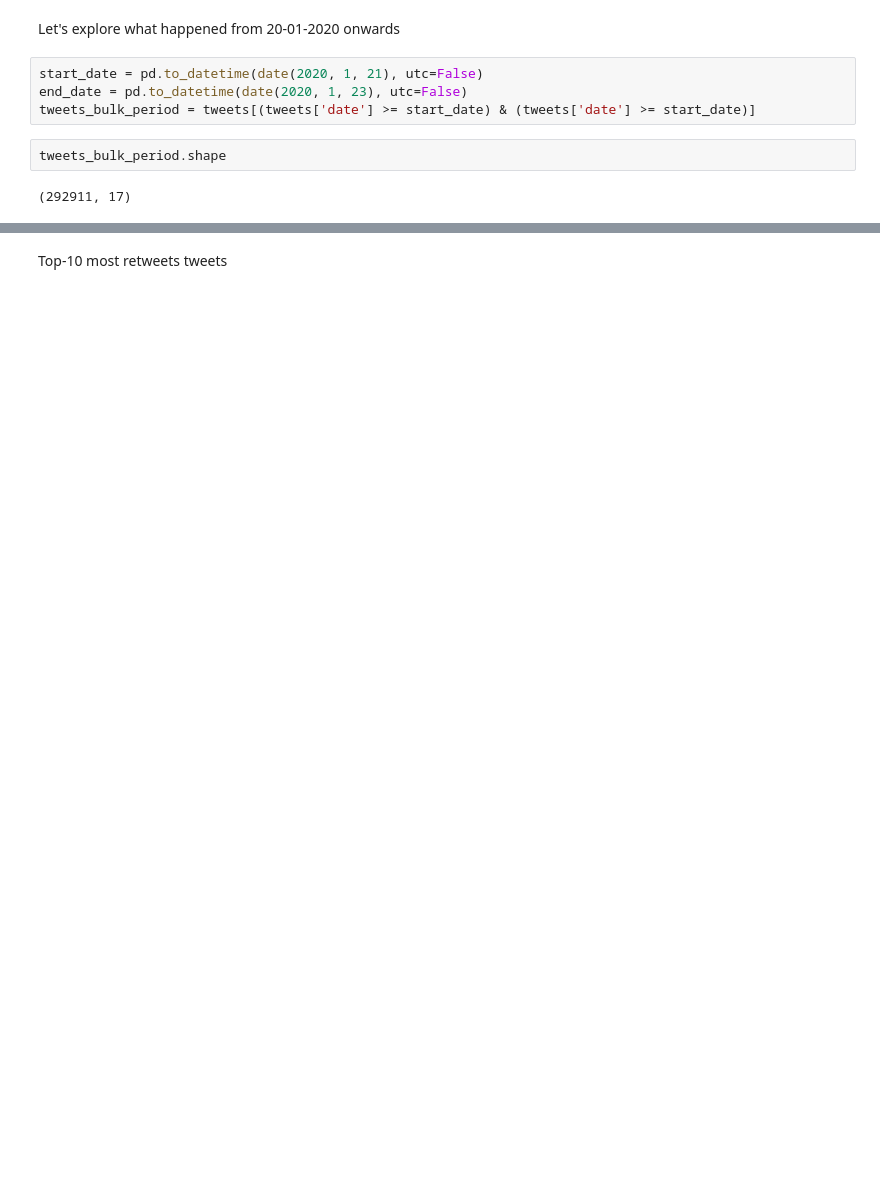
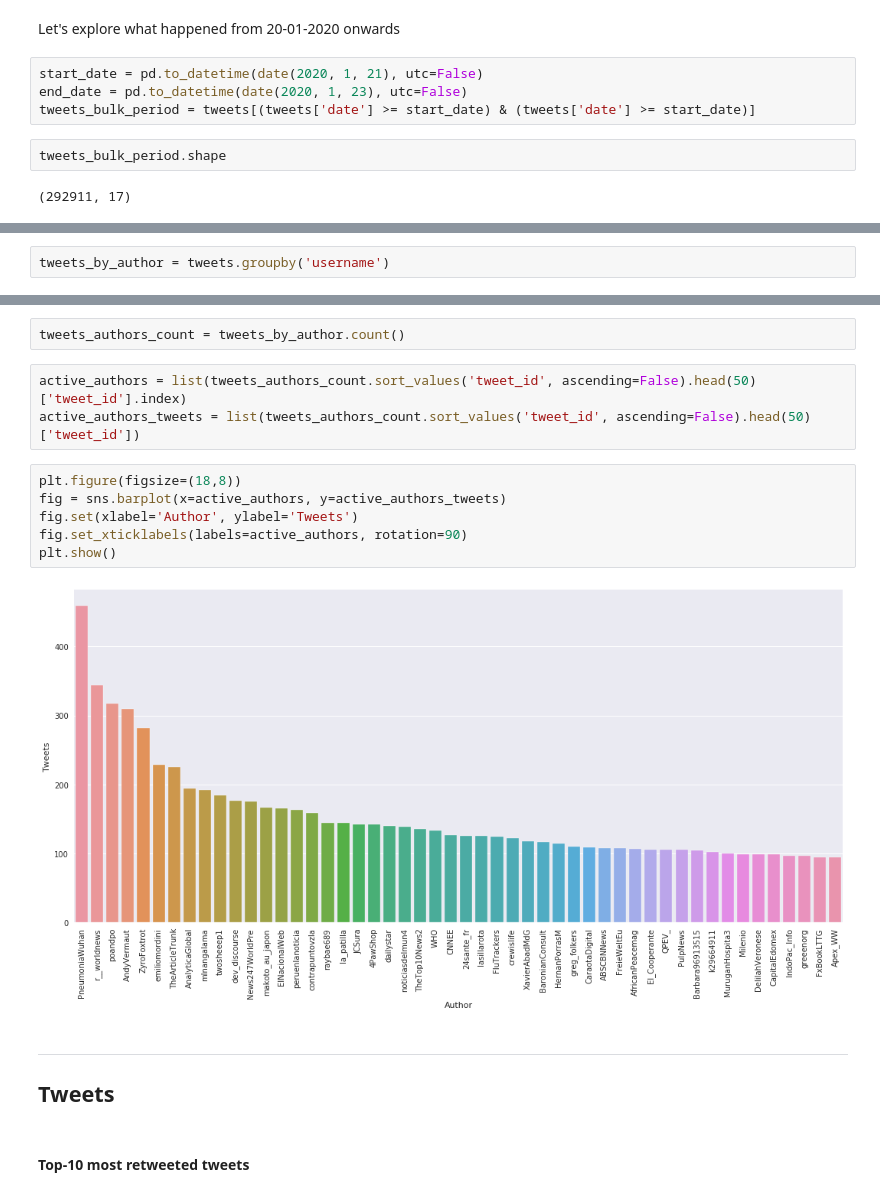
Before and after one commit to social-link-analytics-group-bsc/tw_coronavirus, a Jupyter notebook: corona_virus.ipynb, the cells around one changed output, grey strips where cells are left out. Cells and saved outputs as stored; diff of their text form; blank space fills up the shorter version.

```diff
--- a/corona_virus.ipynb
+++ b/corona_virus.ipynb
@@ -100,0 +124,2 @@ print('{}% of all tweets were generated during this period'.format(
+# %%
+tweets_by_author = tweets.groupby('username')
@@ -101,3 +134,19 @@ print('{}% of all tweets were generated during this period'.format(
+# %%
+tweets_authors_count = tweets_by_author.count()
+# %%
+active_authors = list(tweets_authors_count.sort_values('tweet_id', ascending=False).head(50)['tweet_id'].index)
+active_authors_tweets = list(tweets_authors_count.sort_values('tweet_id', ascending=False).head(50)['tweet_id'])
+# %%
+plt.figure(figsize=(18,8))
+fig = sns.barplot(x=active_authors, y=active_authors_tweets)
+fig.set(xlabel='Author', ylabel='Tweets')
+fig.set_xticklabels(labels=active_authors, rotation=90)
+plt.show()
+# %% [output]
+[figure, added]
+# %% [markdown]
+---
+## Tweets
 # %% [markdown]
-Top-10 most retweets tweets
+#### Top-10 most retweeted tweets
 # %%
```
Also changed, not shown: parts of 16 cells of this notebook.
